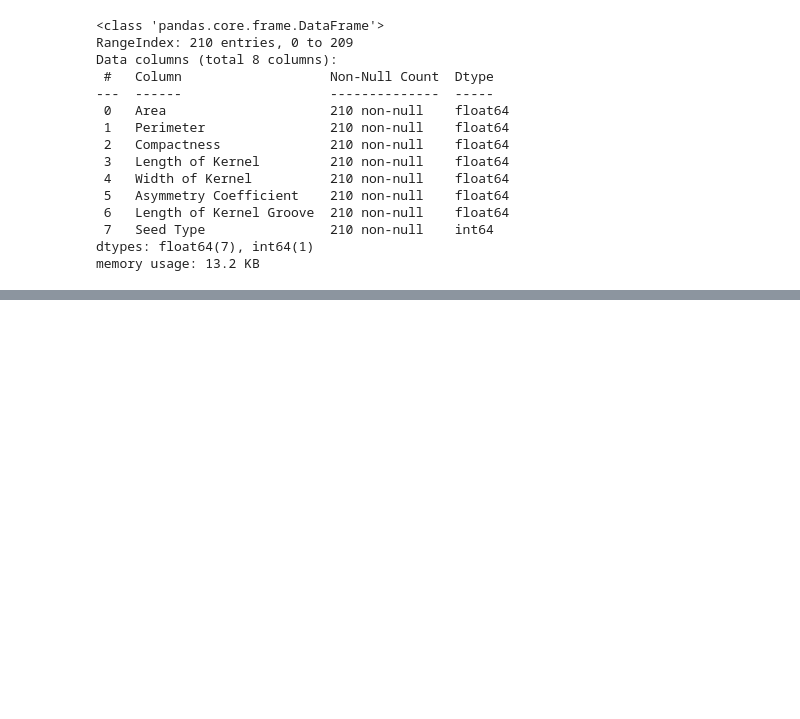
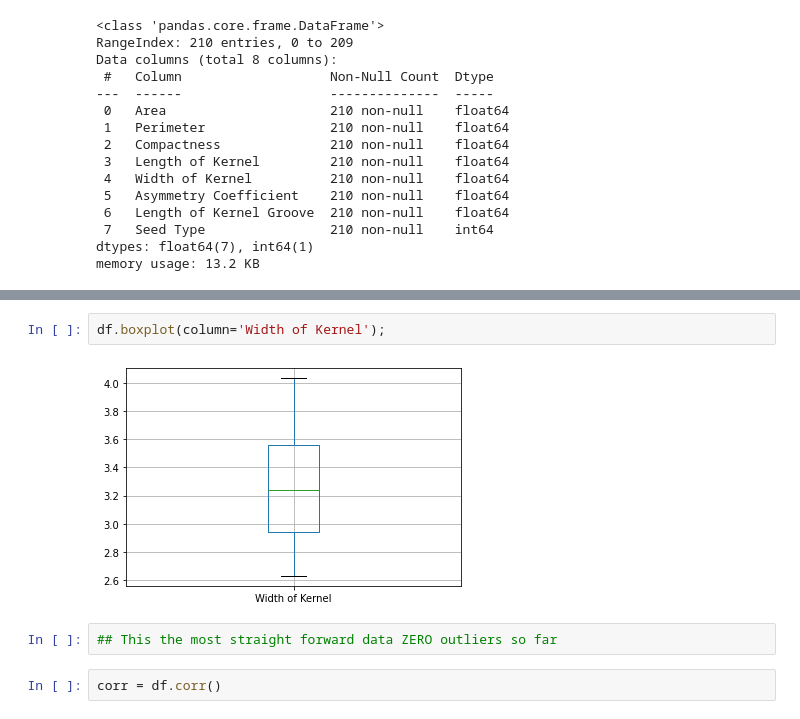
Before and after one commit to edfakie2/Edward-Core-2, a Jupyter notebook: Agriculture_.ipynb, the cells around one changed output, grey strips where cells are left out. Saved outputs shown, nothing was run; the diff lists cells and outputs as text; blank space fills up the shorter version.

```diff
--- a/Agriculture_.ipynb
+++ b/Agriculture_.ipynb
@@ -68,0 +92,8 @@ memory usage: 42.6 KB
+# %%
+df.boxplot(column='Width of Kernel');
+# %% [output]
+[figure, added]
+# %%
+## This the most straight forward data ZERO outliers so far
+# %%
+corr = df.corr()
```
Also changed, not shown: parts of 19 cells of this notebook.
